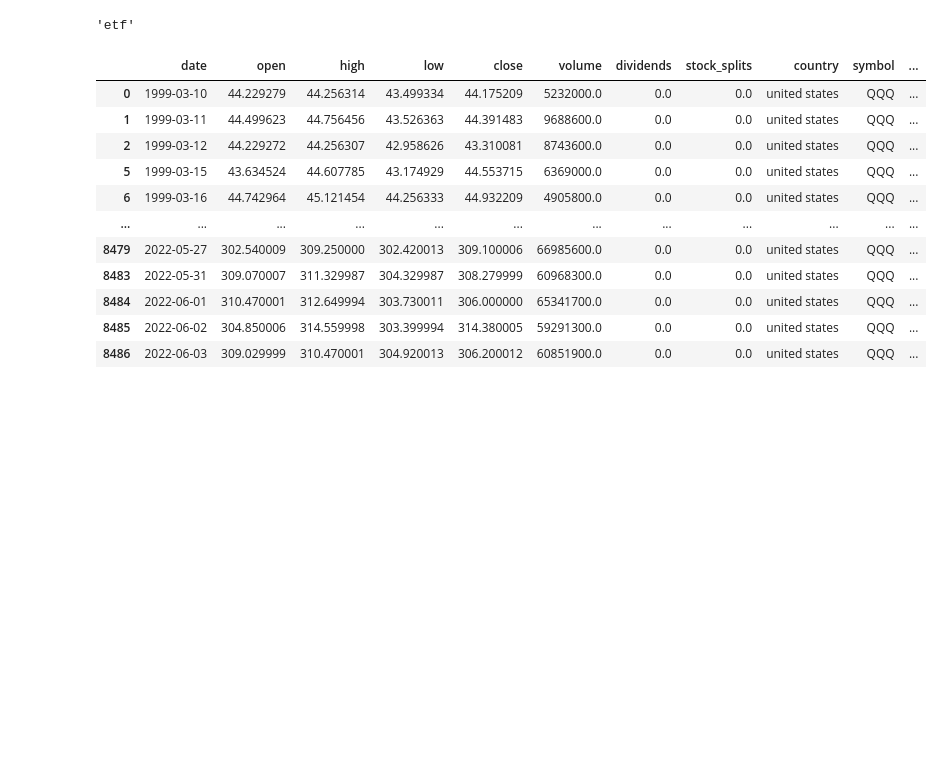
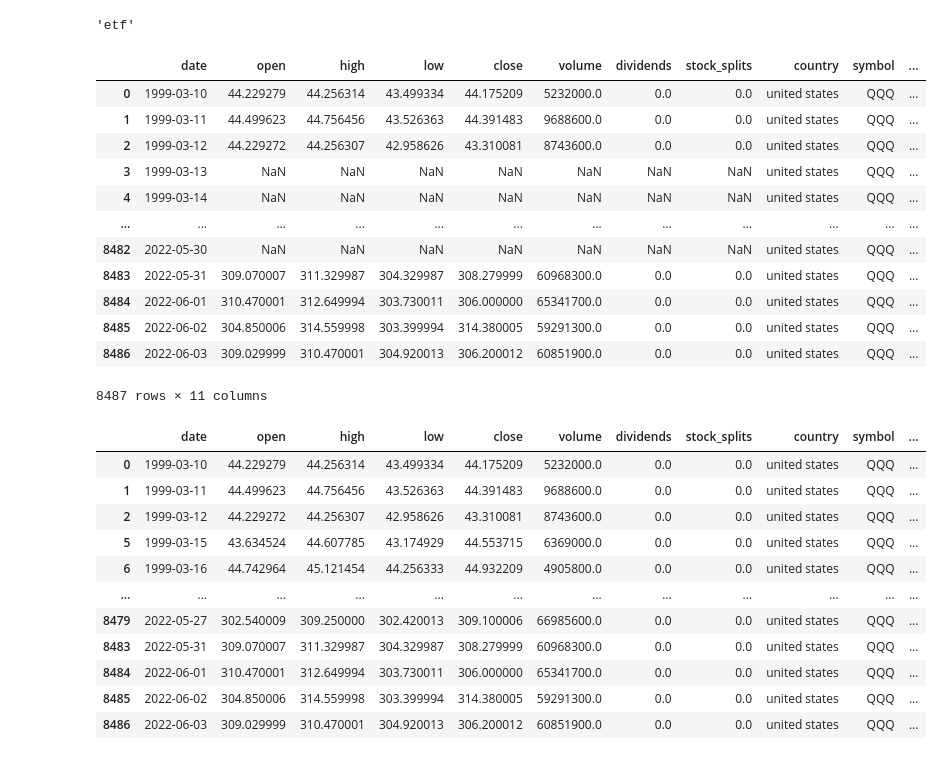
Before and after one commit to vifootball/stock-database-builder, a Jupyter notebook: get_data.ipynb, the cells around one changed output. Saved outputs shown, nothing was run; the diff lists cells and outputs as text; code cells hidden in the pictures; blank space fills up the shorter version.

```diff
--- a/get_data.ipynb
+++ b/get_data.ipynb
@@ -53,6 +53,22 @@ dkw_fpath = os.path.join(processor.dir_download, processor.subdir_history_curren
 dkw = pd.read_csv(dkw_fpath)
 rec = pd.read_csv(rec_fpath)
 qqq = pd.read_csv(qqq_fpath)
+# %%
+qqq
+# %% [output]
+|  | date | open | high | low | close | volume | dividends | stock_splits | country | symbol | ... |
+| 0 | 1999-03-10 | 44.229279 | 44.256314 | 43.499334 | 44.175209 | 5232000.0 | 0.0 | 0.0 | united states | QQQ | ... |
+| 1 | 1999-03-11 | 44.499623 | 44.756456 | 43.526363 | 44.391483 | 9688600.0 | 0.0 | 0.0 | united states | QQQ | ... |
+| 2 | 1999-03-12 | 44.229272 | 44.256307 | 42.958626 | 43.310081 | 8743600.0 | 0.0 | 0.0 | united states | QQQ | ... |
+| 3 | 1999-03-13 | NaN | NaN | NaN | NaN | NaN | NaN | NaN | united states | QQQ | ... |
+| 4 | 1999-03-14 | NaN | NaN | NaN | NaN | NaN | NaN | NaN | united states | QQQ | ... |
+| ... | ... | ... | ... | ... | ... | ... | ... | ... | ... | ... | ... |
+| 8482 | 2022-05-30 | NaN | NaN | NaN | NaN | NaN | NaN | NaN | united states | QQQ | ... |
+| 8483 | 2022-05-31 | 309.070007 | 311.329987 | 304.329987 | 308.279999 | 60968300.0 | 0.0 | 0.0 | united states | QQQ | ... |
+| 8484 | 2022-06-01 | 310.470001 | 312.649994 | 303.730011 | 306.000000 | 65341700.0 | 0.0 | 0.0 | united states | QQQ | ... |
+| 8485 | 2022-06-02 | 304.850006 | 314.559998 | 303.399994 | 314.380005 | 59291300.0 | 0.0 | 0.0 | united states | QQQ | ... |
+| 8486 | 2022-06-03 | 309.029999 | 310.470001 | 304.920013 | 306.200012 | 60851900.0 | 0.0 | 0.0 | united states | QQQ | ... |
+8487 rows × 11 columns
 # %%
 qqq.loc[qqq['close'].notnull()]
 # %% [output]
```
Also changed, not shown: parts of 1 cell of this notebook, 3 other files.
